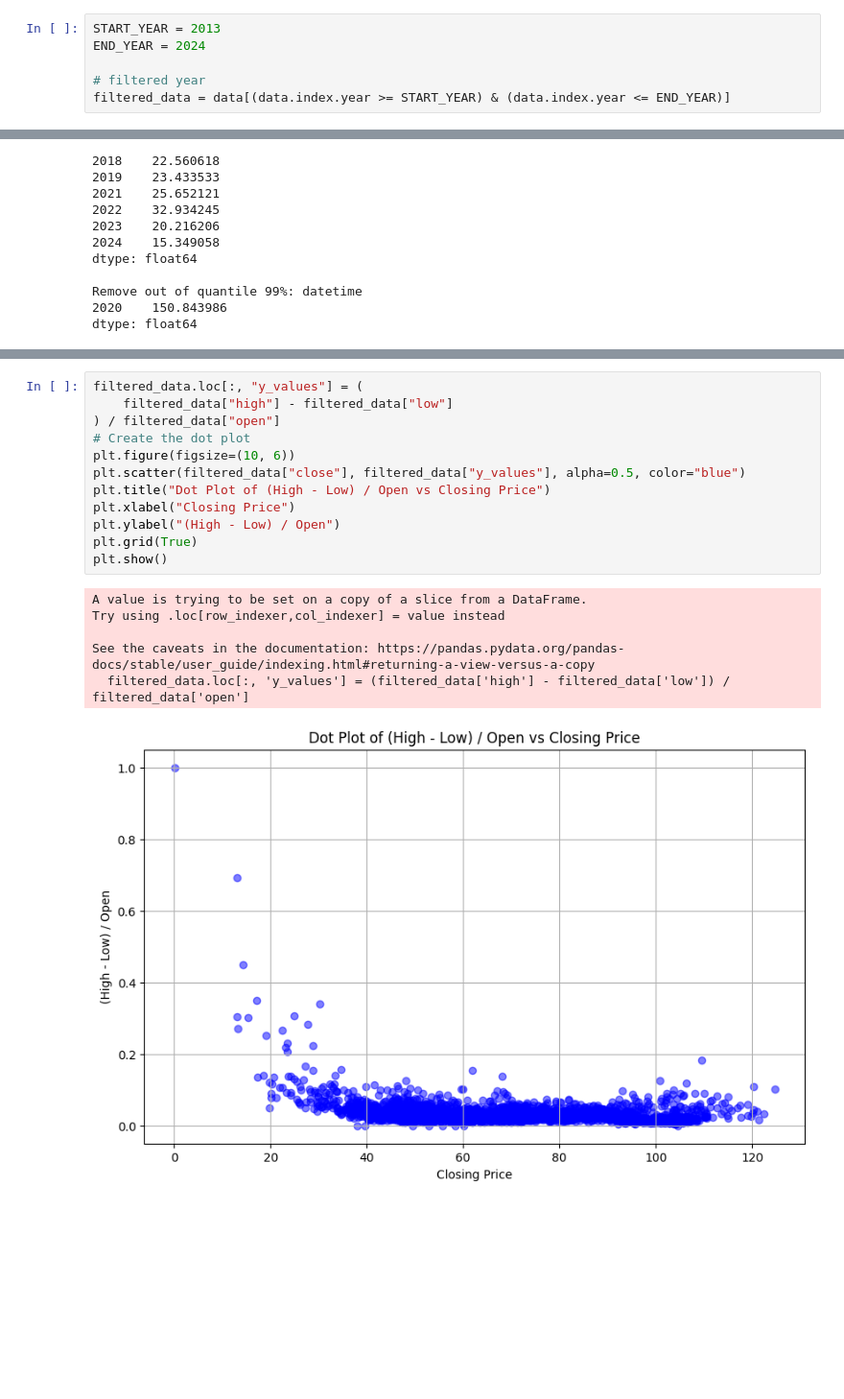
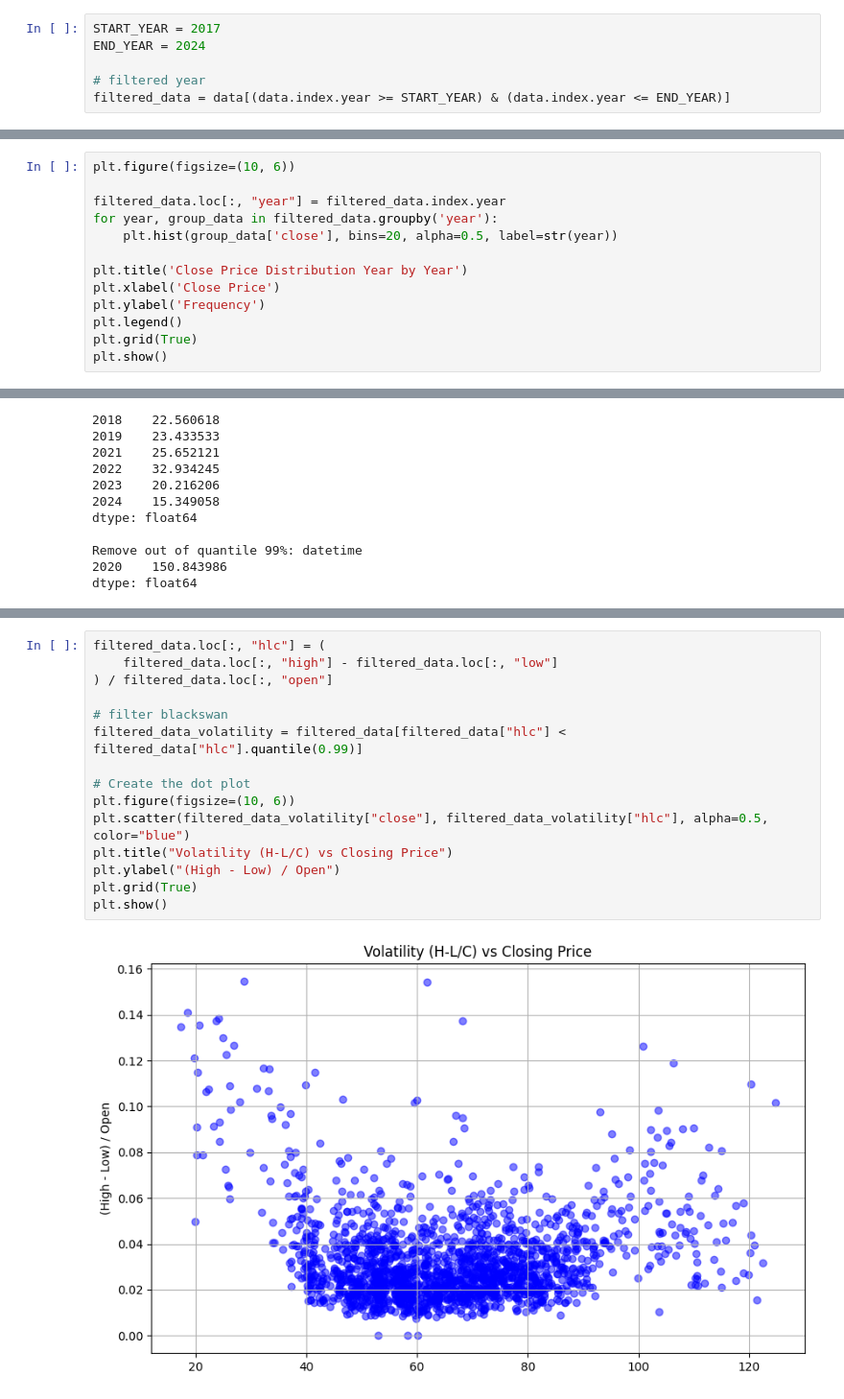
Before and after one commit to propuchon/quant-research, a Jupyter notebook: notebooks/oil.ipynb, the cells around one changed output, grey strips where cells are left out. Shown at 96% size. Drawn from its saved outputs; the diff is of its cells as text; blank space fills up the shorter version.

Commit message:
updated: visualize peak value

```diff
--- a/notebooks/oil.ipynb
+++ b/notebooks/oil.ipynb
@@ -61,6 +64,6 @@ data
 10000 rows × 6 columns
 # %%
-START_YEAR = 2013
+START_YEAR = 2017
 END_YEAR = 2024
 
 # filtered year
@@ -172,0 +175,13 @@ plot_close_prices_histogram_with_stdev(data=filtered_data[filtered_data["close"]
+# %%
+plt.figure(figsize=(10, 6))
+
+filtered_data.loc[:, "year"] = filtered_data.index.year
+for year, group_data in filtered_data.groupby('year'):
+    plt.hist(group_data['close'], bins=20, alpha=0.5, label=str(year))
+
+plt.title('Close Price Distribution Year by Year')
+plt.xlabel('Close Price')
+plt.ylabel('Frequency')
+plt.legend()
+plt.grid(True)
+plt.show()
@@ -375,19 +436,17 @@ dtype: float64
 # %%
-filtered_data.loc[:, "y_values"] = (
-    filtered_data["high"] - filtered_data["low"]
-) / filtered_data["open"]
+filtered_data.loc[:, "hlc"] = (
+    filtered_data.loc[:, "high"] - filtered_data.loc[:, "low"]
+) / filtered_data.loc[:, "open"]
+
+# filter blackswan
+filtered_data_volatility = filtered_data[filtered_data["hlc"] < filtered_data["hlc"].quantile(0.99)]
+
 # Create the dot plot
 plt.figure(figsize=(10, 6))
-plt.scatter(filtered_data["close"], filtered_data["y_values"], alpha=0.5, color="blue")
-plt.title("Dot Plot of (High - Low) / Open vs Closing Price")
-plt.xlabel("Closing Price")
+plt.scatter(filtered_data_volatility["close"], filtered_data_volatility["hlc"], alpha=0.5, color="blue")
+plt.title("Volatility (H-L/C) vs Closing Price")
 plt.ylabel("(High - Low) / Open")
 plt.grid(True)
 plt.show()
 # %% [output]
-A value is trying to be set on a copy of a slice from a DataFrame.
-Try using .loc[row_indexer,col_indexer] = value instead
-
-See the caveats in the documentation: https://pandas.pydata.org/pandas-docs/stable/user_guide/indexing.html#returning-a-view-versus-a-copy
-  filtered_data.loc[:, 'y_values'] = (filtered_data['high'] - filtered_data['low']) / filtered_data['open']
-[figure, old version]
+[figure, new version]
```
Also changed, not shown: parts of 11 cells of this notebook, 2 other files.
